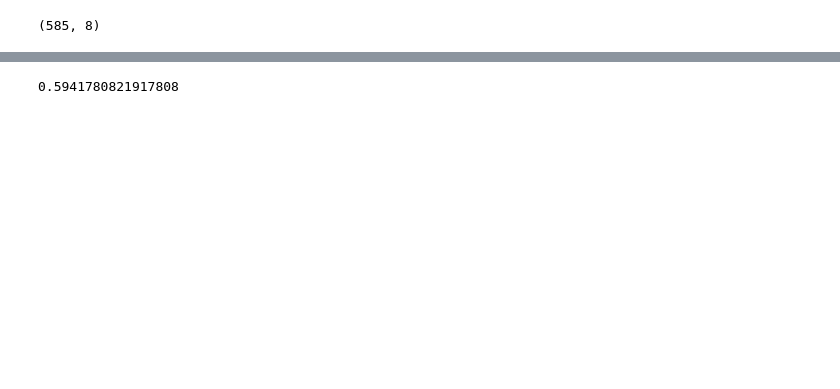
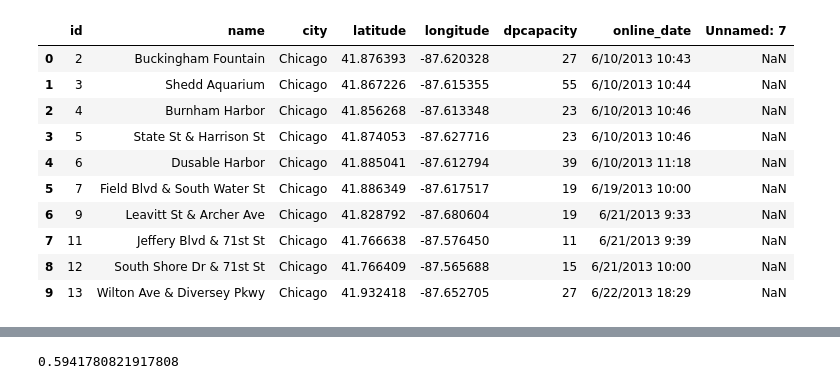
Before and after one commit to raubsaurier/psych_bikes, a Jupyter notebook: divvy_heatmaps.ipynb, the cells around one changed output, grey strips where cells are left out. Cells and saved outputs as stored; diff of their text form; code cells hidden in the pictures; blank space fills up the shorter version.

```diff
--- a/divvy_heatmaps.ipynb
+++ b/divvy_heatmaps.ipynb
@@ -56,6 +114,16 @@ currentData.head(10)
 # %%
 ###load in the bike station data
 divvyStations =  pd.read_csv("/Users/irena/Psych Bikes/Downloads/Divvy_Trips_2017_Q3Q4/Divvy_Stations_2017_Q3Q4.csv")
-divvyStations.shape
+divvyStations.head(10)
 # %% [output]
-(585, 8)
+|  | id | name | city | latitude | longitude | dpcapacity | online_date | Unnamed: 7 |
+| 0 | 2 | Buckingham Fountain | Chicago | 41.876393 | -87.620328 | 27 | 6/10/2013 10:43 | NaN |
+| 1 | 3 | Shedd Aquarium | Chicago | 41.867226 | -87.615355 | 55 | 6/10/2013 10:44 | NaN |
+| 2 | 4 | Burnham Harbor | Chicago | 41.856268 | -87.613348 | 23 | 6/10/2013 10:46 | NaN |
+| 3 | 5 | State St & Harrison St | Chicago | 41.874053 | -87.627716 | 23 | 6/10/2013 10:46 | NaN |
+| 4 | 6 | Dusable Harbor | Chicago | 41.885041 | -87.612794 | 39 | 6/10/2013 11:18 | NaN |
+| 5 | 7 | Field Blvd & South Water St | Chicago | 41.886349 | -87.617517 | 19 | 6/19/2013 10:00 | NaN |
+| 6 | 9 | Leavitt St & Archer Ave | Chicago | 41.828792 | -87.680604 | 19 | 6/21/2013 9:33 | NaN |
+| 7 | 11 | Jeffery Blvd & 71st St | Chicago | 41.766638 | -87.576450 | 11 | 6/21/2013 9:39 | NaN |
+| 8 | 12 | South Shore Dr & 71st St | Chicago | 41.766409 | -87.565688 | 15 | 6/21/2013 10:00 | NaN |
+| 9 | 13 | Wilton Ave & Diversey Pkwy | Chicago | 41.932418 | -87.652705 | 27 | 6/22/2013 18:29 | NaN |
```
Also changed, not shown: parts of 28 cells of this notebook, 2 other files.
